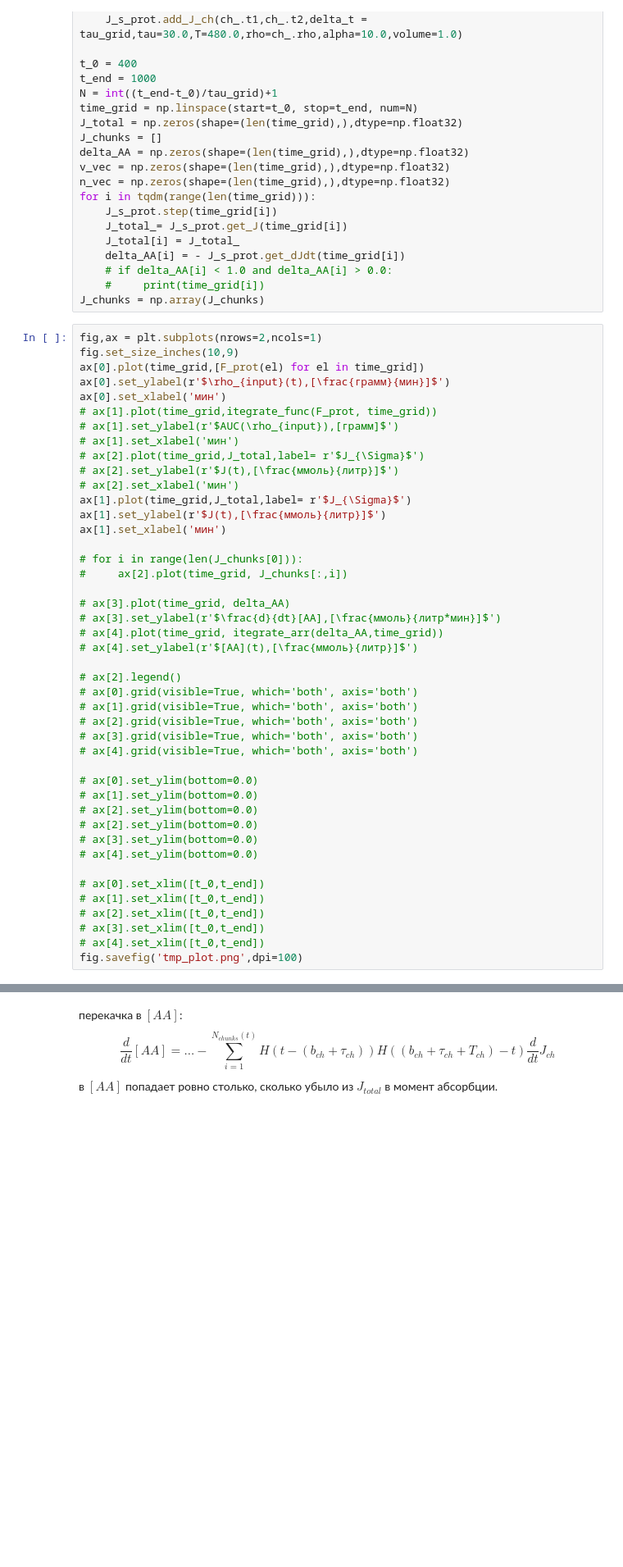
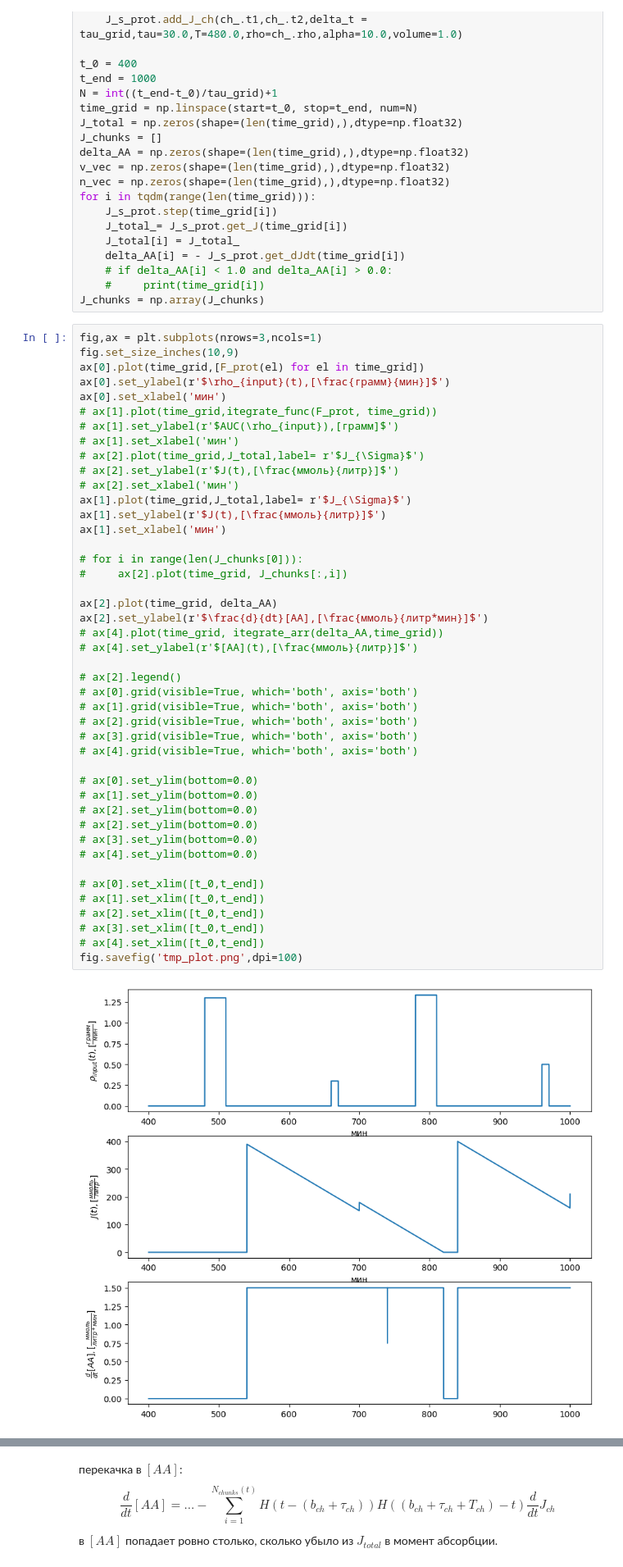
Before and after one commit to RepnikovPavel/gr_lab_2023, a Jupyter notebook: dev_input/FPC.ipynb, the cells around one changed output, grey strips where cells are left out. Shown: that part at 82% size. Saved outputs shown, nothing was run; the diff lists cells and outputs as text; blank space fills up the shorter version.

```diff
--- a/dev_input/FPC.ipynb
+++ b/dev_input/FPC.ipynb
@@ -227,7 +227,7 @@ for i in tqdm(range(len(time_grid))):
     #     print(time_grid[i])
 J_chunks = np.array(J_chunks)
 # %%
-fig,ax = plt.subplots(nrows=2,ncols=1)
+fig,ax = plt.subplots(nrows=3,ncols=1)
 fig.set_size_inches(10,9)
 ax[0].plot(time_grid,[F_prot(el) for el in time_grid])
 ax[0].set_ylabel(r'$\rho_{input}(t),[\frac{грамм}{мин}]$')
@@ -241,35 +241,37 @@ ax[0].set_xlabel('мин')
 ax[1].plot(time_grid,J_total,label= r'$J_{\Sigma}$')
 ax[1].set_ylabel(r'$J(t),[\frac{ммоль}{литр}]$')
 ax[1].set_xlabel('мин')
 
 # for i in range(len(J_chunks[0])):
 #     ax[2].plot(time_grid, J_chunks[:,i])
 
-# ax[3].plot(time_grid, delta_AA)
-# ax[3].set_ylabel(r'$\frac{d}{dt}[AA],[\frac{ммоль}{литр*мин}]$')
+ax[2].plot(time_grid, delta_AA)
+ax[2].set_ylabel(r'$\frac{d}{dt}[AA],[\frac{ммоль}{литр*мин}]$')
 # ax[4].plot(time_grid, itegrate_arr(delta_AA,time_grid))
 # ax[4].set_ylabel(r'$[AA](t),[\frac{ммоль}{литр}]$')
 
 # ax[2].legend()
 # ax[0].grid(visible=True, which='both', axis='both')
 # ax[1].grid(visible=True, which='both', axis='both')
 # ax[2].grid(visible=True, which='both', axis='both')
 # ax[3].grid(visible=True, which='both', axis='both')
 # ax[4].grid(visible=True, which='both', axis='both')
 
 # ax[0].set_ylim(bottom=0.0)
 # ax[1].set_ylim(bottom=0.0)
 # ax[2].set_ylim(bottom=0.0)
 # ax[2].set_ylim(bottom=0.0)
 # ax[3].set_ylim(bottom=0.0)
 # ax[4].set_ylim(bottom=0.0)
 
 # ax[0].set_xlim([t_0,t_end])
 # ax[1].set_xlim([t_0,t_end])
 # ax[2].set_xlim([t_0,t_end])
 # ax[3].set_xlim([t_0,t_end])
 # ax[4].set_xlim([t_0,t_end])
 fig.savefig('tmp_plot.png',dpi=100)
+# %% [output]
+[figure, added]
 # %% [markdown]
 chunk - это $i$-й прием пищи. далее нижний индекс $ch$, принадлежность этому приему пищи, опускаается
 для большинства букв с целью разгрузки записи.
```
Also changed, not shown: parts of 1 cell of this notebook, 6 other files.
